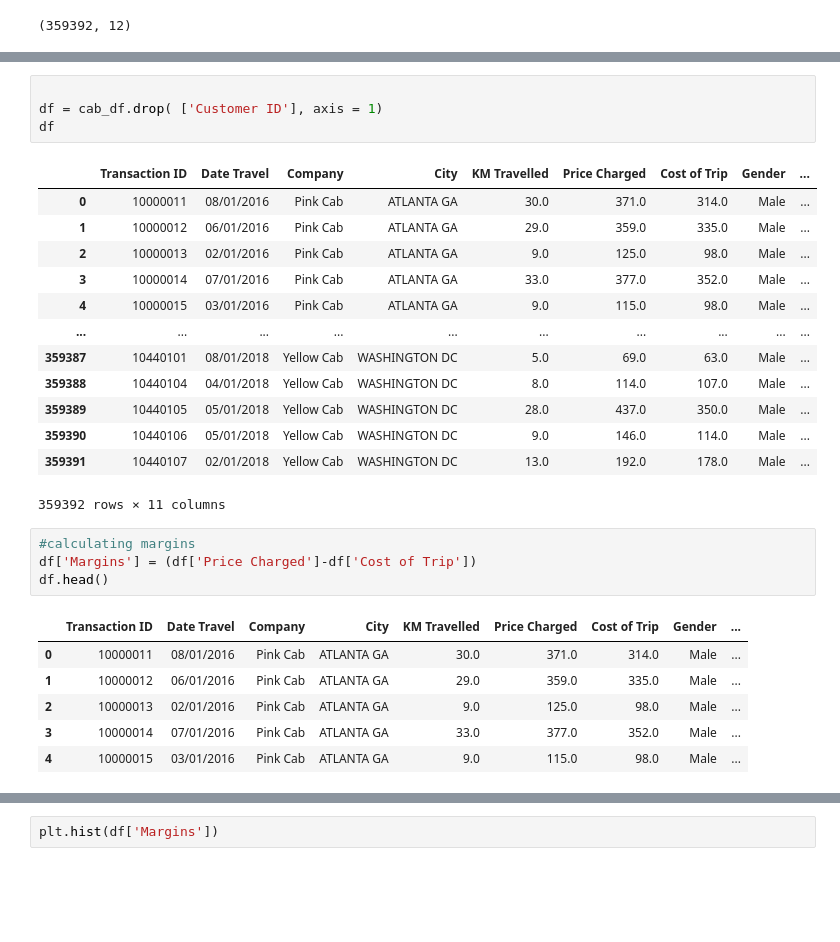
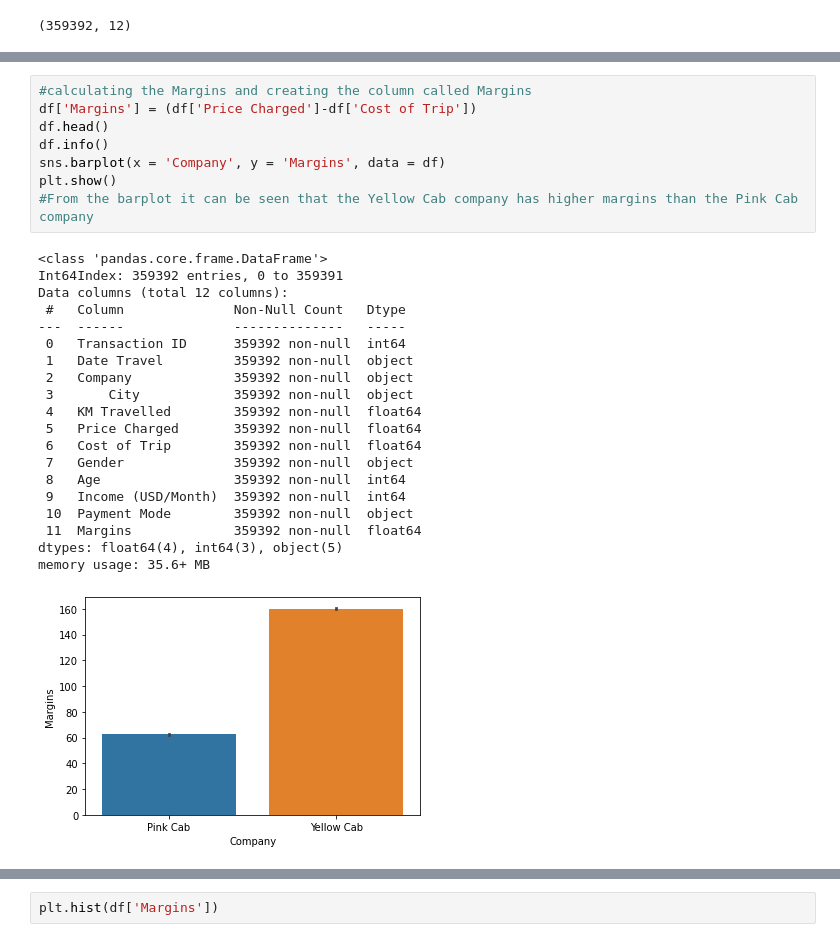
Before and after one commit to rvirlan/Data-Glacier-Internship-week-2, a Jupyter notebook: cab.ipynb, the cells around one changed output, grey strips where cells are left out. Saved outputs shown, nothing was run; the diff lists cells and outputs as text; blank space fills up the shorter version.

```diff
--- a/cab.ipynb
+++ b/cab.ipynb
@@ -279,30 +277,30 @@ corr.style.background_gradient(cmap='coolwarm')
-# %%
-
-df = cab_df.drop( ['Customer ID'], axis = 1)
-df
-# %% [output]
-|  | Transaction ID | Date Travel | Company | City | KM Travelled | Price Charged | Cost of Trip | Gender | ... |
-| 0 | 10000011 | 08/01/2016 | Pink Cab | ATLANTA GA | 30.0 | 371.0 | 314.0 | Male | ... |
-| 1 | 10000012 | 06/01/2016 | Pink Cab | ATLANTA GA | 29.0 | 359.0 | 335.0 | Male | ... |
-| 2 | 10000013 | 02/01/2016 | Pink Cab | ATLANTA GA | 9.0 | 125.0 | 98.0 | Male | ... |
-| 3 | 10000014 | 07/01/2016 | Pink Cab | ATLANTA GA | 33.0 | 377.0 | 352.0 | Male | ... |
-| 4 | 10000015 | 03/01/2016 | Pink Cab | ATLANTA GA | 9.0 | 115.0 | 98.0 | Male | ... |
-| ... | ... | ... | ... | ... | ... | ... | ... | ... | ... |
-| 359387 | 10440101 | 08/01/2018 | Yellow Cab | WASHINGTON DC | 5.0 | 69.0 | 63.0 | Male | ... |
-| 359388 | 10440104 | 04/01/2018 | Yellow Cab | WASHINGTON DC | 8.0 | 114.0 | 107.0 | Male | ... |
-| 359389 | 10440105 | 05/01/2018 | Yellow Cab | WASHINGTON DC | 28.0 | 437.0 | 350.0 | Male | ... |
-| 359390 | 10440106 | 05/01/2018 | Yellow Cab | WASHINGTON DC | 9.0 | 146.0 | 114.0 | Male | ... |
-| 359391 | 10440107 | 02/01/2018 | Yellow Cab | WASHINGTON DC | 13.0 | 192.0 | 178.0 | Male | ... |
-359392 rows × 11 columns
-# %%
-#calculating margins
-df['Margins'] = (df['Price Charged']-df['Cost of Trip'])
-df.head()
-# %% [output]
-|  | Transaction ID | Date Travel | Company | City | KM Travelled | Price Charged | Cost of Trip | Gender | ... |
-| 0 | 10000011 | 08/01/2016 | Pink Cab | ATLANTA GA | 30.0 | 371.0 | 314.0 | Male | ... |
-| 1 | 10000012 | 06/01/2016 | Pink Cab | ATLANTA GA | 29.0 | 359.0 | 335.0 | Male | ... |
-| 2 | 10000013 | 02/01/2016 | Pink Cab | ATLANTA GA | 9.0 | 125.0 | 98.0 | Male | ... |
-| 3 | 10000014 | 07/01/2016 | Pink Cab | ATLANTA GA | 33.0 | 377.0 | 352.0 | Male | ... |
-| 4 | 10000015 | 03/01/2016 | Pink Cab | ATLANTA GA | 9.0 | 115.0 | 98.0 | Male | ... |
+# %%
+#calculating the Margins and creating the column called Margins
+df['Margins'] = (df['Price Charged']-df['Cost of Trip'])
+df.head()
+df.info()
+sns.barplot(x = 'Company', y = 'Margins', data = df)
+plt.show()
+#From the barplot it can be seen that the Yellow Cab company has higher margins than the Pink Cab company
+# %% [output]
+<class 'pandas.core.frame.DataFrame'>
+Int64Index: 359392 entries, 0 to 359391
+Data columns (total 12 columns):
+ #   Column              Non-Null Count   Dtype
+---  ------              --------------   -----
+ 0   Transaction ID      359392 non-null  int64
+ 1   Date Travel         359392 non-null  object
+ 2   Company             359392 non-null  object
+ 3       City            359392 non-null  object
+ 4   KM Travelled        359392 non-null  float64
+ 5   Price Charged       359392 non-null  float64
+ 6   Cost of Trip        359392 non-null  float64
+ 7   Gender              359392 non-null  object
+ 8   Age                 359392 non-null  int64
+ 9   Income (USD/Month)  359392 non-null  int64
+ 10  Payment Mode        359392 non-null  object
+ 11  Margins             359392 non-null  float64
+dtypes: float64(4), int64(3), object(5)
+memory usage: 35.6+ MB
+[figure, added]
 # %%
```
Also changed, not shown: parts of 46 cells of this notebook.
